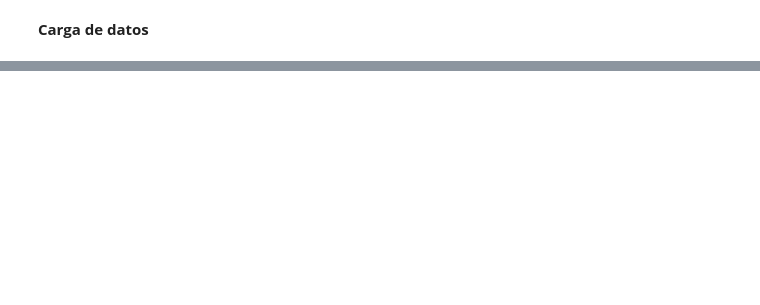
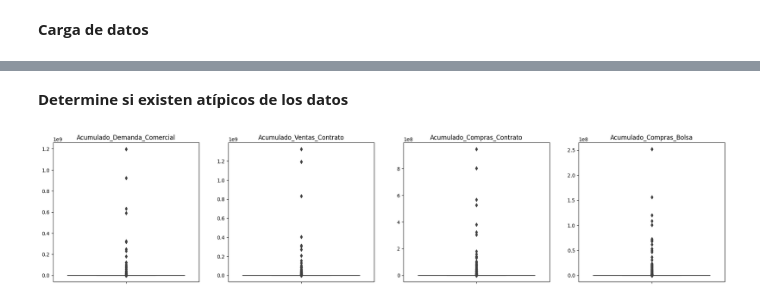
Before and after one commit to Godiex/proyecto_mercado_riesgo_mayorista, a Jupyter notebook: data_exploration.ipynb, the cells around one changed output, grey strips where cells are left out. Cells and saved outputs as stored; diff of their text form; code cells hidden in the pictures; blank space fills up the shorter version.

```diff
--- a/data_exploration.ipynb
+++ b/data_exploration.ipynb
@@ -4,4 +4,4 @@
 import pandas as pd
 path = "D:/Documentos/UPC/proyecto_mineria/sabana.csv"
 data = pd.read_csv(path, sep=";")
-data.info()
+data = data.drop('Unnamed: 0', axis=1)
@@ -25,0 +10,8 @@ memory usage: 1.0+ MB
+# %%
+num_vars = data.select_dtypes(include=['int', 'float']).columns
+num_vars = ['Acumulado_Demanda_Comercial', 'Acumulado_Ventas_Contrato', 'Acumulado_Compras_Contrato', 'Acumulado_Compras_Bolsa', 'Acumulado_Demanda_NoRegulada',
+            'Acumulado_Demanda_Regulada', 'Acumulado_Ventas_Bolsa', 'Acumulado_Generacion_Ideal', 'Exp_bolsa_comer', 'Exp_bolsa_gen', 'tiene_sancion_relevante_bolsa', 'tiene_reporte_CROM1', 'tiene_reporte_CROM2',
+       'num_reportes_CROM2', 'num_reportes_CROM1','tiene_sancion_relevante']
+# %%
+cat_vars= ['Actividad_Txt', 'Estado_Txt', 'actividad', 'Indicador_altman', 'Tamaño_empresa']
+data = data[num_vars + cat_vars]
@@ -25,0 +75,17 @@ memory usage: 1.0+ MB
+# %% [markdown]
+**Determine si existen atípicos de los datos**
+# %%
+num_vars_sub_list = []
+for i in range(0, len(num_vars), 4):
+    num_vars_sub_list.append(num_vars[i:i+4])
+# %%
+import matplotlib.pyplot as plt
+import seaborn as sns
+
+plt.figure(figsize=(24,5))
+for idx, feature in enumerate(num_vars_sub_list[0]):
+  plt.subplot(1,len(num_vars_sub_list[0]),idx+1)
+  sns.boxplot(data = data, y = feature).set(ylabel = None, title = feature)
+  plt.savefig("caja1.png")
+# %% [output]
+[figure, added]
```
Also changed, not shown: parts of 14 cells of this notebook, 7 other files.
